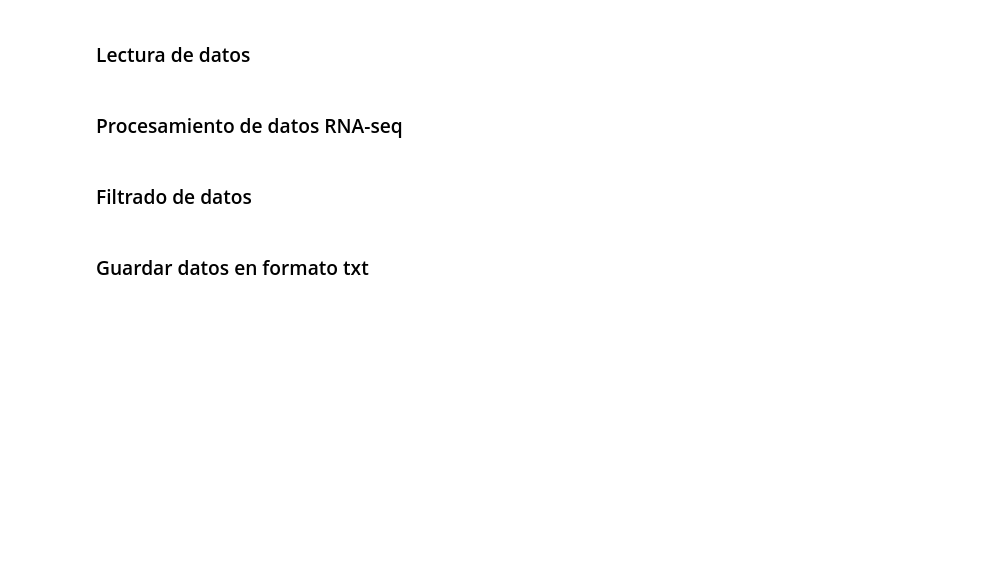
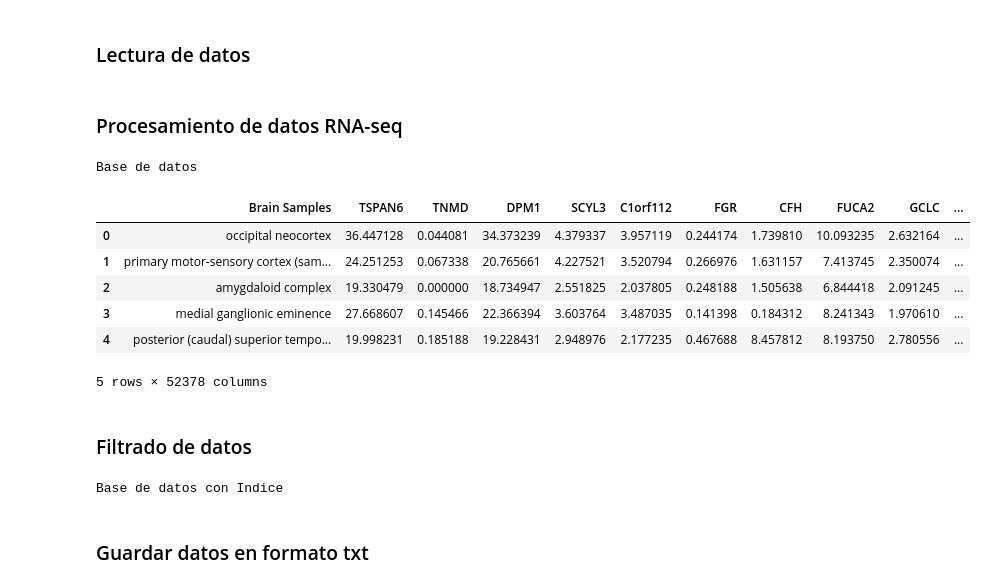
Before and after one commit to JuggerGus/Curso, a Jupyter notebook: Curso.ipynb, the cells around one changed output. Saved outputs shown, nothing was run; the diff lists cells and outputs as text; code cells hidden in the pictures; blank space fills up the shorter version.

```diff
--- a/Curso.ipynb
+++ b/Curso.ipynb
@@ -227,11 +224,20 @@ singlecell # Mostrar los datos en forma de tabla
 ### Procesamiento de datos RNA-seq
 # %%
 # Carga de datos
-rnaseq=pd.read_csv("/content/drive/MyDrive/Curso de Marzo/RNA-seq.csv") # Dirección en la que se encuentra el archivo RNA-seq
+rnaseq=pd.read_csv("/Users/gusano2398gmail.com/Desktop/Prueba/RNA-seq.csv") # Dirección en la que se encuentra el archivo RNA-seq
 print("Base de datos \n")
 
 rnaseq = rnaseq.rename({'gene_symbol': 'Brain Samples', 'b': 'Y'}, axis=1) # Cambiamos de nombre una columna
 rnaseq.head() # Mostrar los datos en forma de tabla solo los primeros 5 elementos
+# %% [output]
+Base de datos
+|  | Brain Samples | TSPAN6 | TNMD | DPM1 | SCYL3 | C1orf112 | FGR | CFH | FUCA2 | GCLC | ... |
+| 0 | occipital neocortex | 36.447128 | 0.044081 | 34.373239 | 4.379337 | 3.957119 | 0.244174 | 1.739810 | 10.093235 | 2.632164 | ... |
+| 1 | primary motor-sensory cortex (sam... | 24.251253 | 0.067338 | 20.765661 | 4.227521 | 3.520794 | 0.266976 | 1.631157 | 7.413745 | 2.350074 | ... |
+| 2 | amygdaloid complex | 19.330479 | 0.000000 | 18.734947 | 2.551825 | 2.037805 | 0.248188 | 1.505638 | 6.844418 | 2.091245 | ... |
+| 3 | medial ganglionic eminence | 27.668607 | 0.145466 | 22.366394 | 3.603764 | 3.487035 | 0.141398 | 0.184312 | 8.241343 | 1.970610 | ... |
+| 4 | posterior (caudal) superior tempo... | 19.998231 | 0.185188 | 19.228431 | 2.948976 | 2.177235 | 0.467688 | 8.457812 | 8.193750 | 2.780556 | ... |
+5 rows × 52378 columns
 # %% [markdown]
 ### Filtrado de datos
 # %%
@@ -248,13 +254,15 @@ filtered_df=filtered_df.drop("Age", axis=1)
 filtered_df=filtered_df.set_index(["Brain Samples"])
 print("Base de datos con Indice\n")
 
-filtered_df.head()
+filtered_df
 
 # Define the Google Drive path
-save_path = "/content/drive/MyDrive/Curso de Marzo/"
+save_path = "/Users/gusano2398gmail.com/Desktop/Prueba/"
 
 #Exportar los datos a un archivo tipo csv
 filtered_df.to_csv(save_path+"filtered_df.csv")
+# %% [output]
+Base de datos con Indice
 # %% [markdown]
 ### Guardar datos en formato txt
 # %%
```
Also changed, not shown: parts of 3 cells of this notebook.
